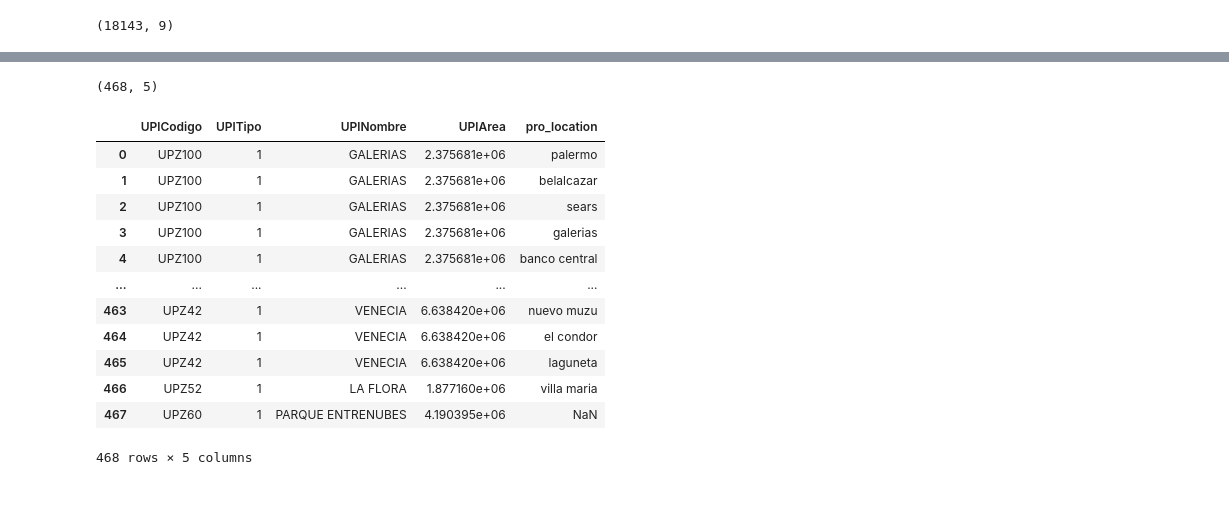
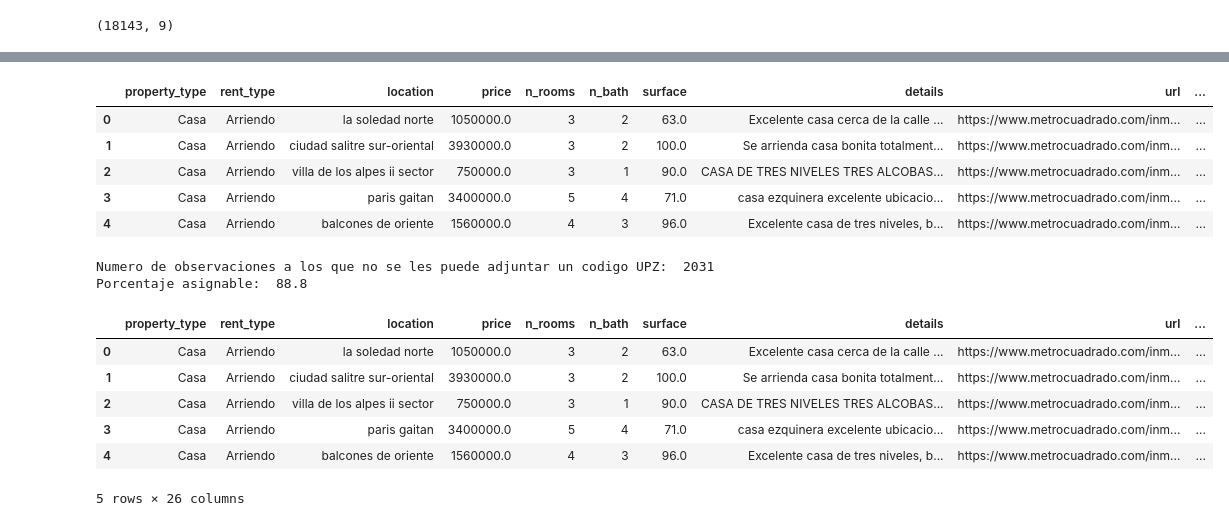
Before and after one commit to JavierSantibanez1/Tarea1_DSLab_Grupo11, a Jupyter notebook: tarea 1/tarea1.ipynb, the cells around one changed output, grey strips where cells are left out. Cells and saved outputs as stored; diff of their text form; code cells hidden in the pictures; blank space fills up the shorter version.

```diff
--- a/tarea 1/tarea1.ipynb
+++ b/tarea 1/tarea1.ipynb
@@ -127,20 +127,41 @@ df.loc[indices,'tipo_producto'] = 8
 # %%
 # 5
 df_upz = pd.read_csv('data/asignacion_upz/barrio-upz.csv')
-print(df_upz.shape)
-df_upz
+df_upz.rename(columns={'pro_location':'location'}, inplace=True)
+# print(df_upz.shape)
-# %% [output]
-(468, 5)
-|  | UPlCodigo | UPlTipo | UPlNombre | UPlArea | pro_location |
-| 0 | UPZ100 | 1 | GALERIAS | 2.375681e+06 | palermo |
-| 1 | UPZ100 | 1 | GALERIAS | 2.375681e+06 | belalcazar |
-| 2 | UPZ100 | 1 | GALERIAS | 2.375681e+06 | sears |
-| 3 | UPZ100 | 1 | GALERIAS | 2.375681e+06 | galerias |
-| 4 | UPZ100 | 1 | GALERIAS | 2.375681e+06 | banco central |
-| ... | ... | ... | ... | ... | ... |
-| 463 | UPZ42 | 1 | VENECIA | 6.638420e+06 | nuevo muzu |
-| 464 | UPZ42 | 1 | VENECIA | 6.638420e+06 | el condor |
-| 465 | UPZ42 | 1 | VENECIA | 6.638420e+06 | laguneta |
-| 466 | UPZ52 | 1 | LA FLORA | 1.877160e+06 | villa maria |
-| 467 | UPZ60 | 1 | PARQUE ENTRENUBES | 4.190395e+06 | NaN |
-468 rows × 5 columns
+# %%
+df['location'] = df['location'].apply(str.lower)
+df['location'] = [x.replace(' bogotá d.c..','') for x in df['location']]
+df['location'] = df['location'].apply(str.strip)
+
+df = pd.merge(df, df_upz, how='left', on='location')
+df.head()
+# %% [output]
+|  | property_type | rent_type | location | price | n_rooms | n_bath | surface | details | url | ... |
+| 0 | Casa | Arriendo | la soledad norte | 1050000.0 | 3 | 2 | 63.0 | Excelente casa cerca de la calle ... | https://www.metrocuadrado.com/inm... | ... |
+| 1 | Casa | Arriendo | ciudad salitre sur-oriental | 3930000.0 | 3 | 2 | 100.0 | Se arrienda casa bonita totalment... | https://www.metrocuadrado.com/inm... | ... |
+| 2 | Casa | Arriendo | villa de los alpes ii sector | 750000.0 | 3 | 1 | 90.0 | CASA DE TRES NIVELES TRES ALCOBAS... | https://www.metrocuadrado.com/inm... | ... |
+| 3 | Casa | Arriendo | paris gaitan | 3400000.0 | 5 | 4 | 71.0 | casa ezquinera excelente ubicacio... | https://www.metrocuadrado.com/inm... | ... |
+| 4 | Casa | Arriendo | balcones de oriente | 1560000.0 | 4 | 3 | 96.0 | Excelente casa de tres niveles, b... | https://www.metrocuadrado.com/inm... | ... |
+# %%
+df.rename(columns={'UPlCodigo':'UPZ_Codigo'}, inplace=True)
+print('Numero de observaciones a los que no se les puede adjuntar un codigo UPZ: ', df['UPZ_Codigo'].isna().sum())
+print("Porcentaje asignable: ", round((len(df)-df['UPZ_Codigo'].isna().sum())/len(df)*100,1))
+df.dropna(subset=['UPZ_Codigo'], inplace=True)
+df.reset_index(drop=True,inplace=True)
+# %% [output]
+Numero de observaciones a los que no se les puede adjuntar un codigo UPZ:  2031
+Porcentaje asignable:  88.8
+# %%
+df_est_pobl = pd.read_csv('data/estadisticas_upz/estadisticas_poblacion.csv',index_col=0)
+df_est_pobl.rename(columns={'upz':'UPZ_Codigo'}, inplace=True)
+df = pd.merge(df, df_est_pobl, how='left', on='UPZ_Codigo')
+df.head()
+# %% [output]
+|  | property_type | rent_type | location | price | n_rooms | n_bath | surface | details | url | ... |
+| 0 | Casa | Arriendo | la soledad norte | 1050000.0 | 3 | 2 | 63.0 | Excelente casa cerca de la calle ... | https://www.metrocuadrado.com/inm... | ... |
+| 1 | Casa | Arriendo | ciudad salitre sur-oriental | 3930000.0 | 3 | 2 | 100.0 | Se arrienda casa bonita totalment... | https://www.metrocuadrado.com/inm... | ... |
+| 2 | Casa | Arriendo | villa de los alpes ii sector | 750000.0 | 3 | 1 | 90.0 | CASA DE TRES NIVELES TRES ALCOBAS... | https://www.metrocuadrado.com/inm... | ... |
+| 3 | Casa | Arriendo | paris gaitan | 3400000.0 | 5 | 4 | 71.0 | casa ezquinera excelente ubicacio... | https://www.metrocuadrado.com/inm... | ... |
+| 4 | Casa | Arriendo | balcones de oriente | 1560000.0 | 4 | 3 | 96.0 | Excelente casa de tres niveles, b... | https://www.metrocuadrado.com/inm... | ... |
+5 rows × 26 columns
```
Also changed, not shown: parts of 3 cells of this notebook.
